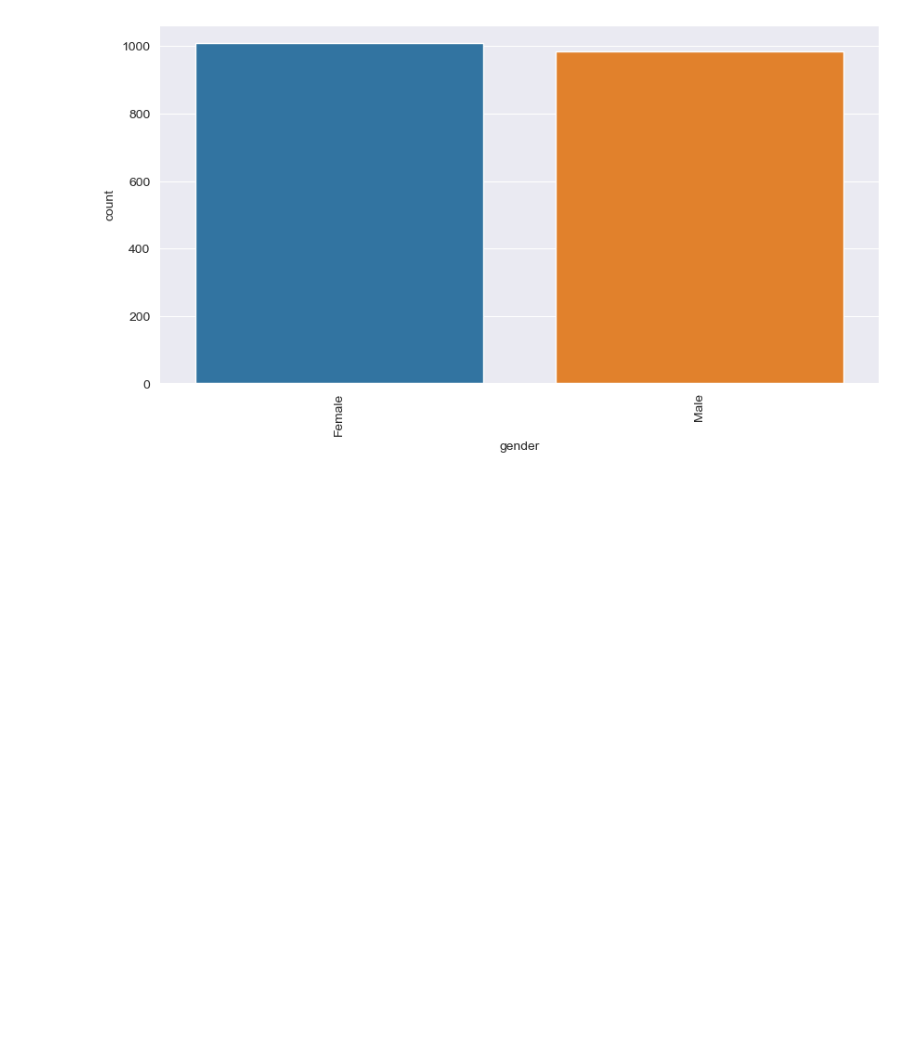
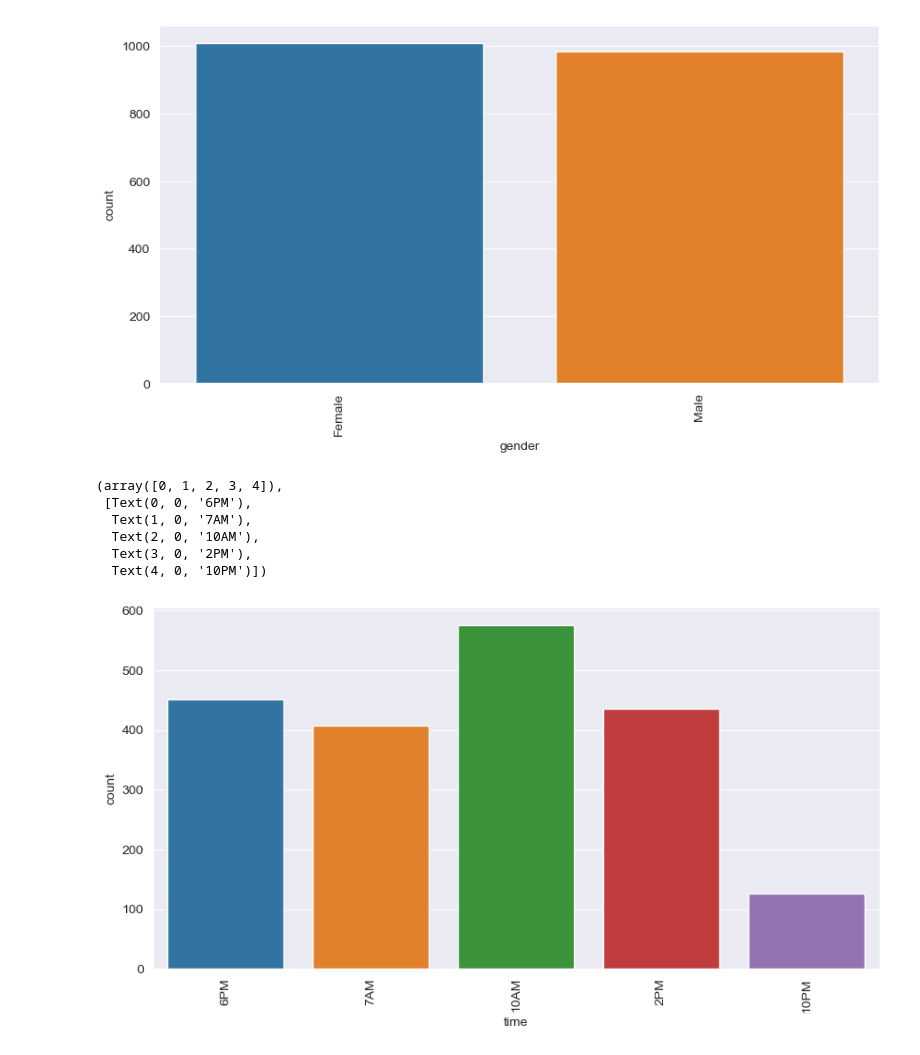
Before and after one commit to BerkeleyAIML/Module5CustomerCoupon, a Jupyter notebook: prompt.ipynb, the cells around one changed output. Saved outputs shown, nothing was run; the diff lists cells and outputs as text; code cells hidden in the pictures; blank space fills up the shorter version.

Commit message:
Added Coffee House Coupons analysis

```diff
--- a/prompt.ipynb
+++ b/prompt.ipynb
@@ -503,3 +503,16 @@ plt.xticks(rotation=90)
 # %% [output]
 (array([0, 1]), [Text(0, 0, 'Female'), Text(1, 0, 'Male')])
 [figure]
+# %%
+# count plot of time  column and Y = 1 for coffee house coupons
+plt.figure(figsize=(10,5))
+sns.countplot(x='time', data=coffee_house[coffee_house['Y'] == 1])
+plt.xticks(rotation=90)
+# %% [output]
+(array([0, 1, 2, 3, 4]),
+ [Text(0, 0, '6PM'),
+  Text(1, 0, '7AM'),
+  Text(2, 0, '10AM'),
+  Text(3, 0, '2PM'),
+  Text(4, 0, '10PM')])
+[figure, added]
```
Also changed, not shown: 1 other file.
